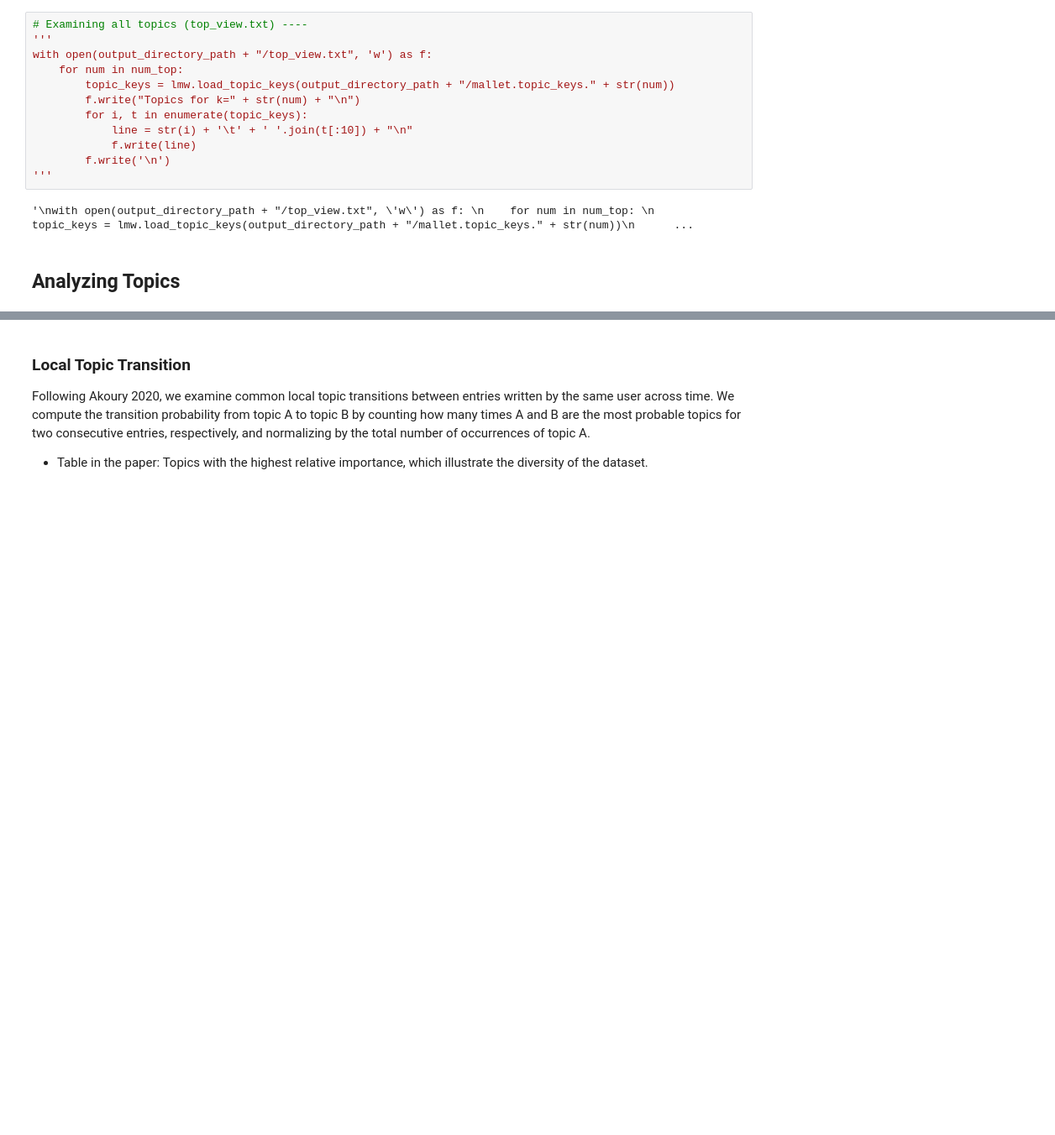
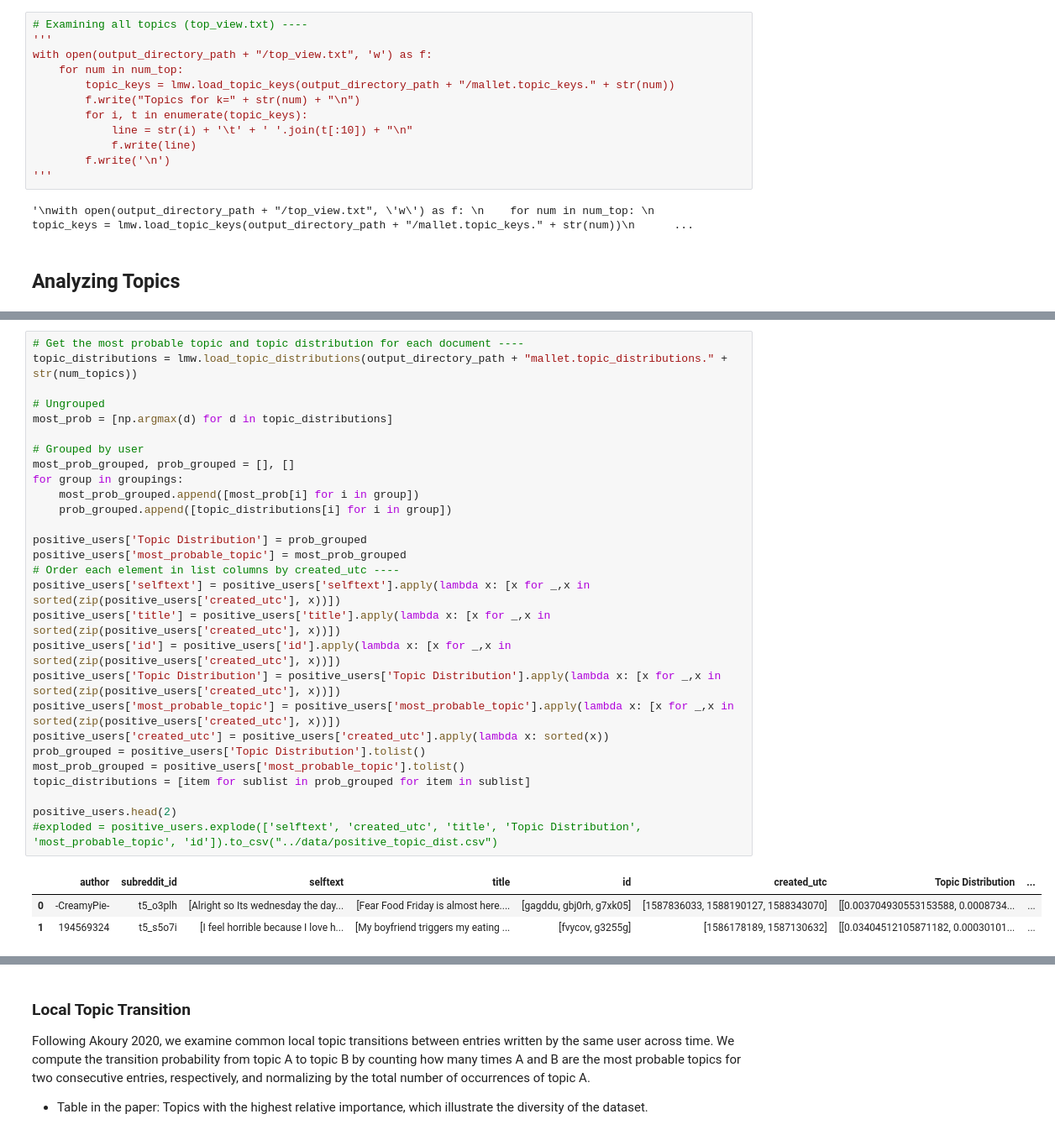
Before and after one commit to nguyentr17/cs685-narrative-analysis, a Jupyter notebook: topic-modeling/script/lmw_result.ipynb, the cells around one changed output, grey strips where cells are left out. Shown at 84% size. Cells and saved outputs as stored; diff of their text form; blank space fills up the shorter version.

```diff
--- a/topic-modeling/script/lmw_result.ipynb
+++ b/topic-modeling/script/lmw_result.ipynb
@@ -108,0 +142,32 @@ with open(output_directory_path + "/top_view.txt", 'w') as f:
+# %%
+# Get the most probable topic and topic distribution for each document ----
+topic_distributions = lmw.load_topic_distributions(output_directory_path + "mallet.topic_distributions." + str(num_topics))
+
+# Ungrouped
+most_prob = [np.argmax(d) for d in topic_distributions]
+
+# Grouped by user
+most_prob_grouped, prob_grouped = [], []
+for group in groupings:
+    most_prob_grouped.append([most_prob[i] for i in group])
+    prob_grouped.append([topic_distributions[i] for i in group])
+
+positive_users['Topic Distribution'] = prob_grouped
+positive_users['most_probable_topic'] = most_prob_grouped
+# Order each element in list columns by created_utc ----
+positive_users['selftext'] = positive_users['selftext'].apply(lambda x: [x for _,x in sorted(zip(positive_users['created_utc'], x))])
+positive_users['title'] = positive_users['title'].apply(lambda x: [x for _,x in sorted(zip(positive_users['created_utc'], x))])
+positive_users['id'] = positive_users['id'].apply(lambda x: [x for _,x in sorted(zip(positive_users['created_utc'], x))])
+positive_users['Topic Distribution'] = positive_users['Topic Distribution'].apply(lambda x: [x for _,x in sorted(zip(positive_users['created_utc'], x))])
+positive_users['most_probable_topic'] = positive_users['most_probable_topic'].apply(lambda x: [x for _,x in sorted(zip(positive_users['created_utc'], x))])
+positive_users['created_utc'] = positive_users['created_utc'].apply(lambda x: sorted(x))
+prob_grouped = positive_users['Topic Distribution'].tolist()
+most_prob_grouped = positive_users['most_probable_topic'].tolist()
+topic_distributions = [item for sublist in prob_grouped for item in sublist]
+
+positive_users.head(2)
+#exploded = positive_users.explode(['selftext', 'created_utc', 'title', 'Topic Distribution', 'most_probable_topic', 'id']).to_csv("../data/positive_topic_dist.csv")
+# %% [output]
+|  | author | subreddit_id | selftext | title | id | created_utc | Topic Distribution | ... |
+| 0 | -CreamyPie- | t5_o3plh | [Alright so Its wednesday the day... | [Fear Food Friday is almost here.... | [gagddu, gbj0rh, g7xk05] | [1587836033, 1588190127, 1588343070] | [[0.003704930553153588, 0.0008734... | ... |
+| 1 | 194569324 | t5_s5o7i | [I feel horrible because I love h... | [My boyfriend triggers my eating ... | [fvycov, g3255g] | [1586178189, 1587130632] | [[0.03404512105871182, 0.00030101... | ... |
```
Also changed, not shown: parts of 15 cells of this notebook.
